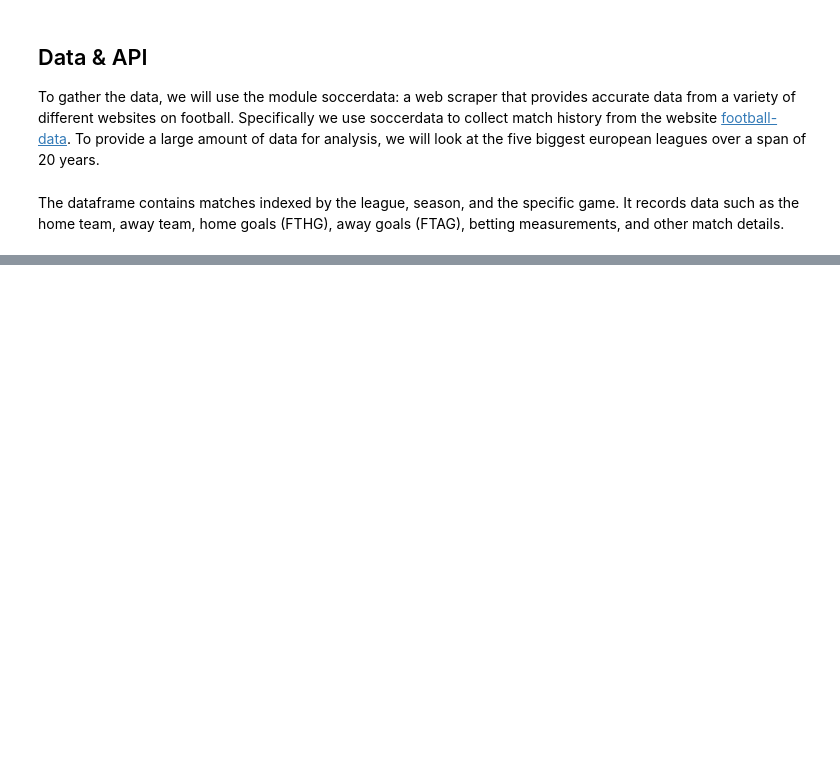
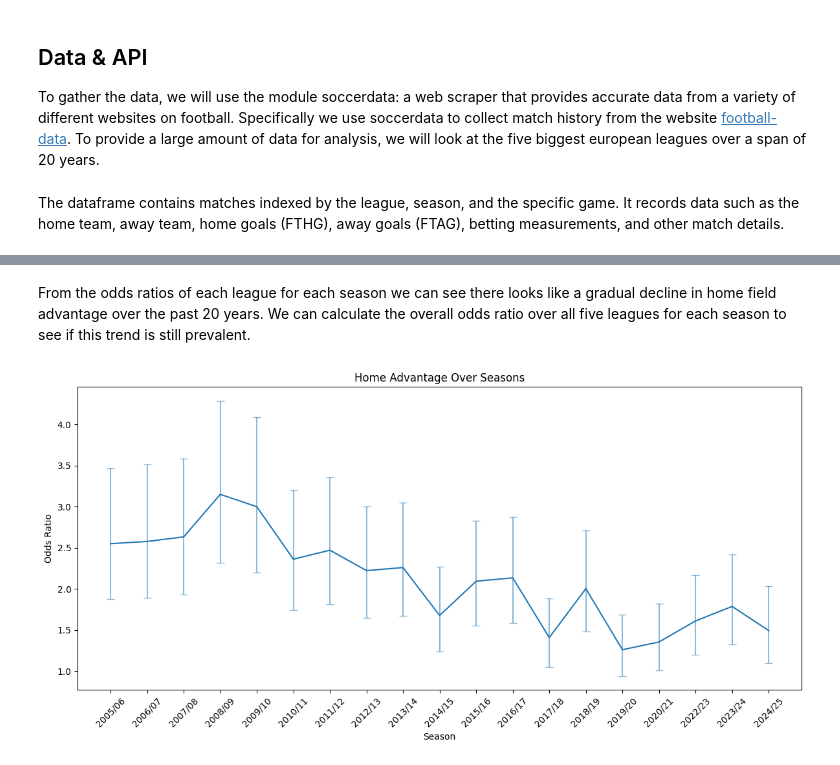
Before and after one commit to Uzu-Tech/Football-Analytics, a Jupyter notebook: notebooks/home_advantage.ipynb, the cells around one changed output, grey strips where cells are left out. Saved outputs shown, nothing was run; the diff lists cells and outputs as text; code cells hidden in the pictures; blank space fills up the shorter version.

```diff
--- a/notebooks/home_advantage.ipynb
+++ b/notebooks/home_advantage.ipynb
@@ -122,0 +211,24 @@ Removed 1826 duplicate values
+# %% [markdown]
+From the odds ratios of each league for each season we can see there looks like a gradual decline in home field advantage over the past 20 years. We can calculate the overall odds ratio over all five leagues for each season to see if this trend is still prevalent.
+# %%
+odds_ratios = []
+for season in sorted(df['season_formatted'].unique()):
+    # Select the league and season
+    filtered_df = df[(df["season_formatted"] == season) & (df["league"] == league)]
+    home_odds_ratio, ci_odds_ratios = statistics.calculate_home_odds_ratio(filtered_df)
+    odds_ratios.append({
+        'season': season,
+        'odds_ratio': home_odds_ratio,
+        'lower_bound': ci_odds_ratios[0],
+        'upper_bound': ci_odds_ratios[1]
+    })
+
+odds_ratios = pd.DataFrame(odds_ratios)
+plot.line_plot(odds_ratios, x_name='season', y_name='odds_ratio', bound_names=('lower_bound', 'upper_bound'))
+plt.title("Home Advantage Over Seasons")
+plt.ylabel("Odds Ratio")
+plt.xlabel("Season")
+plt.xticks(rotation=45)
+plt.tight_layout()
+# %% [output]
+[figure, added]
```
Also changed, not shown: parts of 29 cells of this notebook, 4 other files.
